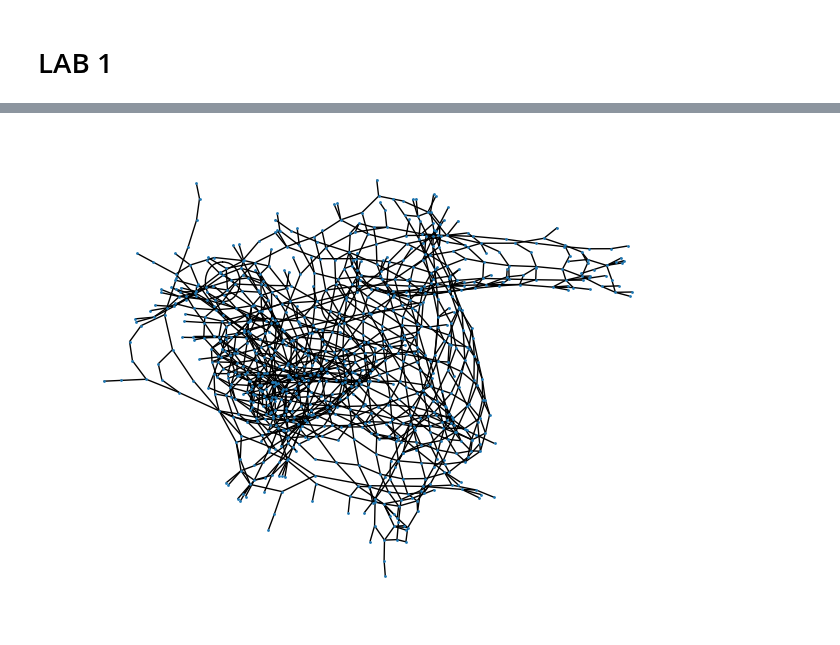
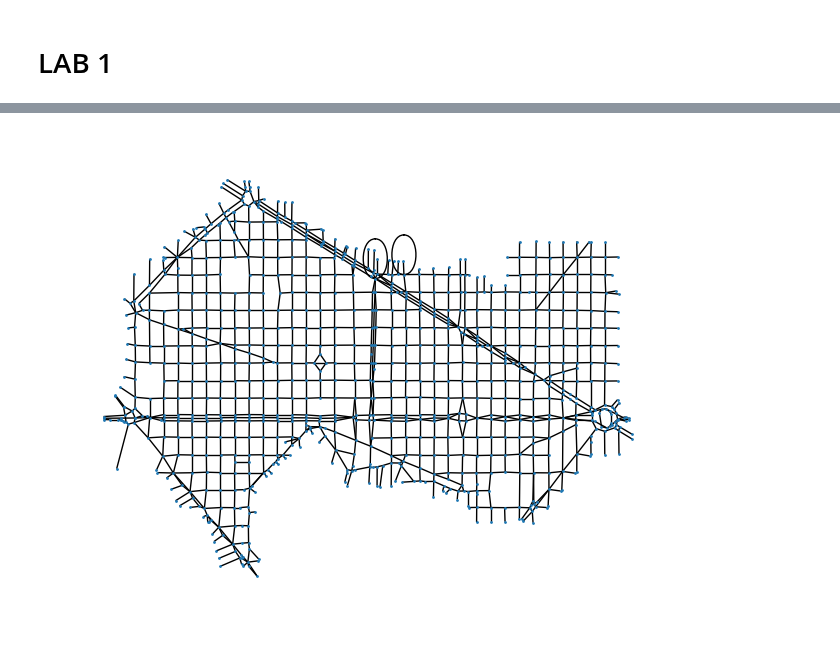
Before and after one commit to s221568/Trafic, a Jupyter notebook: Lab 1/Lab1 - JA.ipynb, the cells around one changed output, grey strips where cells are left out. Saved outputs shown, nothing was run; the diff lists cells and outputs as text; code cells hidden in the pictures.

```diff
--- a/Lab 1/Lab1 - JA.ipynb
+++ b/Lab 1/Lab1 - JA.ipynb
@@ -32,10 +32,10 @@ Link ID
 593       96.553539                3             18703              84       4
 # %%
 G = nx.from_pandas_edgelist(edges, source = "Starting node ID", target= "Ending node ID", edge_attr=["Length (m)", "Number of lanes", "Region"])
-nx.draw(G, node_size = 1)
+nx.draw(G, node_size = 1, pos=nodes.transpose())
 plt.show()
 # %% [output]
-[figure, old version]
+[figure, new version]
 # %%
 H = nx.Graph()
 # %%
```
Also changed, not shown: parts of 1 cell of this notebook.
